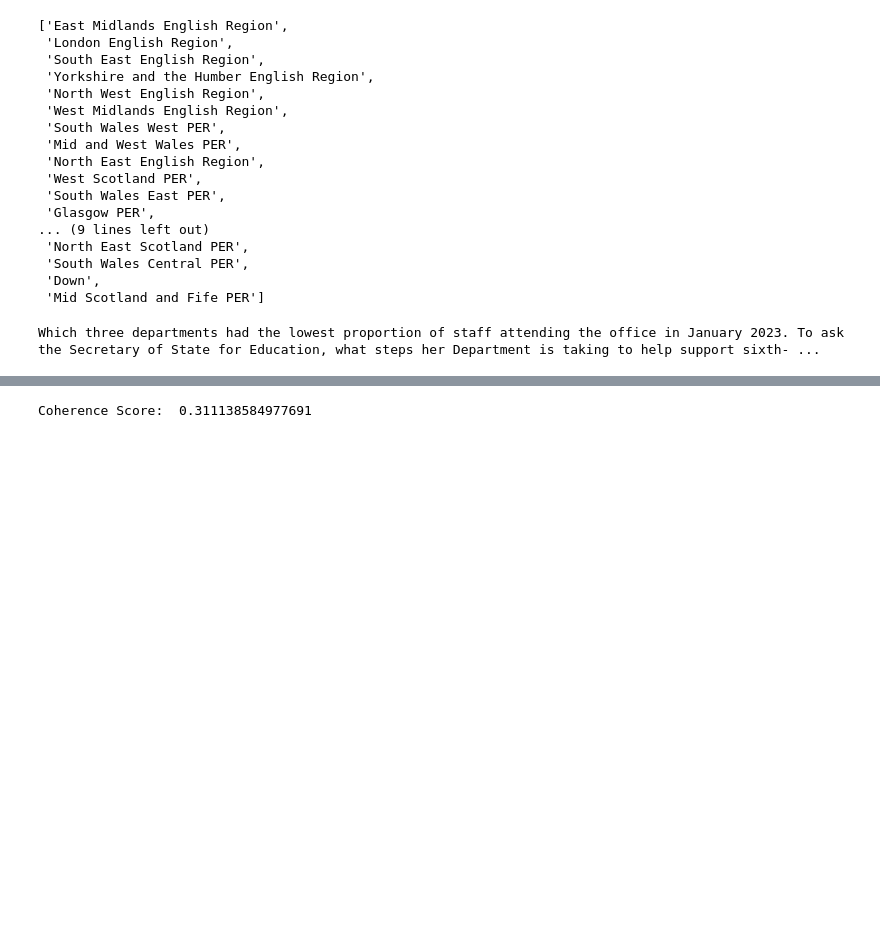
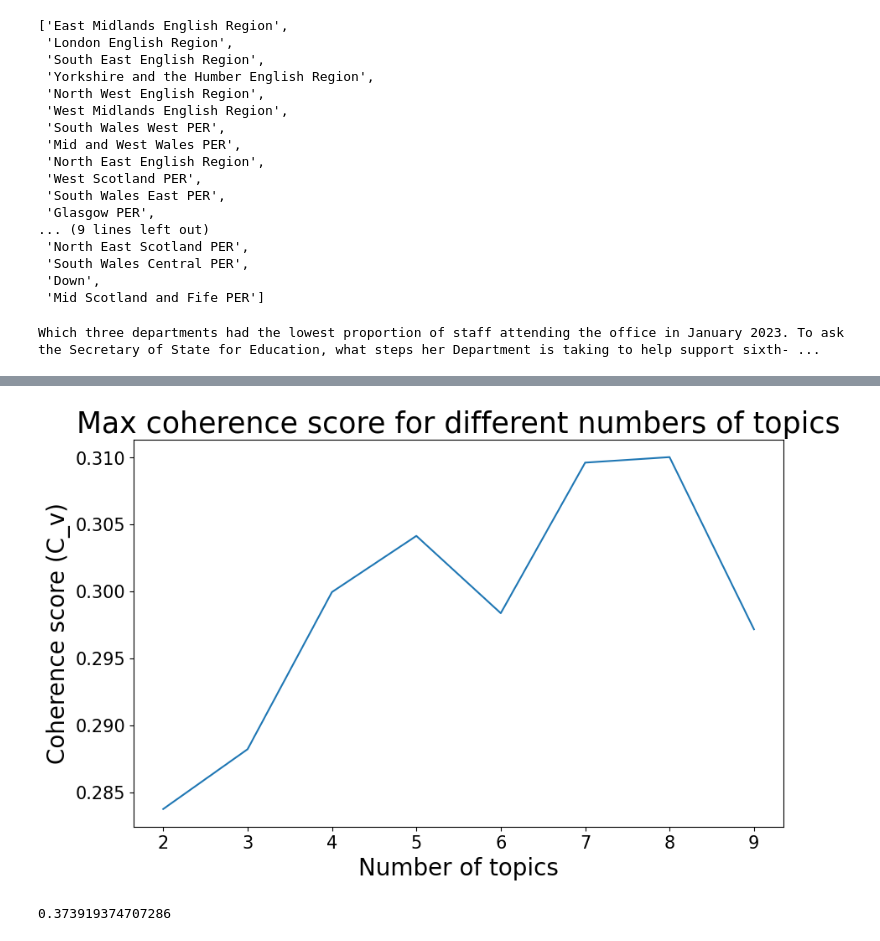
Before and after one commit to zapper-95/MP-Written-Question-Analysis, a Jupyter notebook: notebooks/2a LDA.ipynb, the cells around one changed output, grey strips where cells are left out. Drawn from its saved outputs; the diff is of its cells as text; code cells hidden in the pictures; blank space fills up the shorter version.

```diff
--- a/notebooks/2a LDA.ipynb
+++ b/notebooks/2a LDA.ipynb
@@ -339,0 +334,16 @@ ldamodel = gensim.models.ldamodel.LdaModel(bow_vectors, num_topics=4, id2word =
+# %%
+# help from https://towardsdatascience.com/evaluate-topic-model-in-python-latent-dirichlet-allocation-lda-7d57484bb5d0
+import gensim
+
+def compute_coherence(bow_vectors, dictionary, k, a, b):
+    lda_model = gensim.models.LdaMulticore(corpus=bow_vectors,
+                                           id2word=dictionary,
+                                             num_topics=k,
+                                             chunksize=100,
+                                             passes=10,
+                                            alpha=a,
+                                            eta=b,
+                                            random_state=42
+                                           )
+    coherencne_model_lda = gensim.models.CoherenceModel(model=lda_model, texts=texts, dictionary=dictionary, coherence='c_v')
+    return coherencne_model_lda.get_coherence()
@@ -339,0 +397,5 @@ ldamodel = gensim.models.ldamodel.LdaModel(bow_vectors, num_topics=4, id2word =
+# %%
+
+hyper_params = pd.DataFrame(model_results)
+hyper_params = hyper_params.sort_values(by=['Coherence'], ascending=False)
+hyper_params
@@ -339,0 +436,13 @@ ldamodel = gensim.models.ldamodel.LdaModel(bow_vectors, num_topics=4, id2word =
+# %%
+import matplotlib.pyplot as plt
+fig, ax = plt.subplots(figsize=(10, 6))
+
+max_coherence = hyper_params.groupby('Topics')['Coherence'].max()
+max_coherence.plot(x="Topics", y="Coherence", ax=ax)
+ax.set_xlabel("Number of topics" , fontsize=20)
+ax.set_ylabel("Coherence score (C_v)", fontsize=20)
+ax.tick_params(axis="both", which="major", labelsize=15)
+ax.set_title("Max coherence score for different numbers of topics", fontsize=25)
+plt.savefig("../visualisations/topics_coherence.png", dpi=300)
+# %% [output]
+[figure, added]
@@ -340,8 +480,9 @@ ldamodel = gensim.models.ldamodel.LdaModel(bow_vectors, num_topics=4, id2word =
 # %%
-# look at coherence
-from gensim.models.coherencemodel import CoherenceModel
-coherence_model_lda = CoherenceModel(model=ldamodel, texts=texts, dictionary=dictionary, coherence='c_v')
-cohernece_lda = coherence_model_lda.get_coherence()
-print('\nCoherence Score: ', cohernece_lda)
+from gensim.models import CoherenceModel
+
+coherence_model = CoherenceModel(model=lda_model, texts=texts, dictionary=dictionary, coherence='c_v')
+coherence = coherence_model.get_coherence()
+
+coherence
 # %% [output]
-Coherence Score:  0.311138584977691
+0.373919374707286
```
Also changed, not shown: parts of 16 cells of this notebook.
